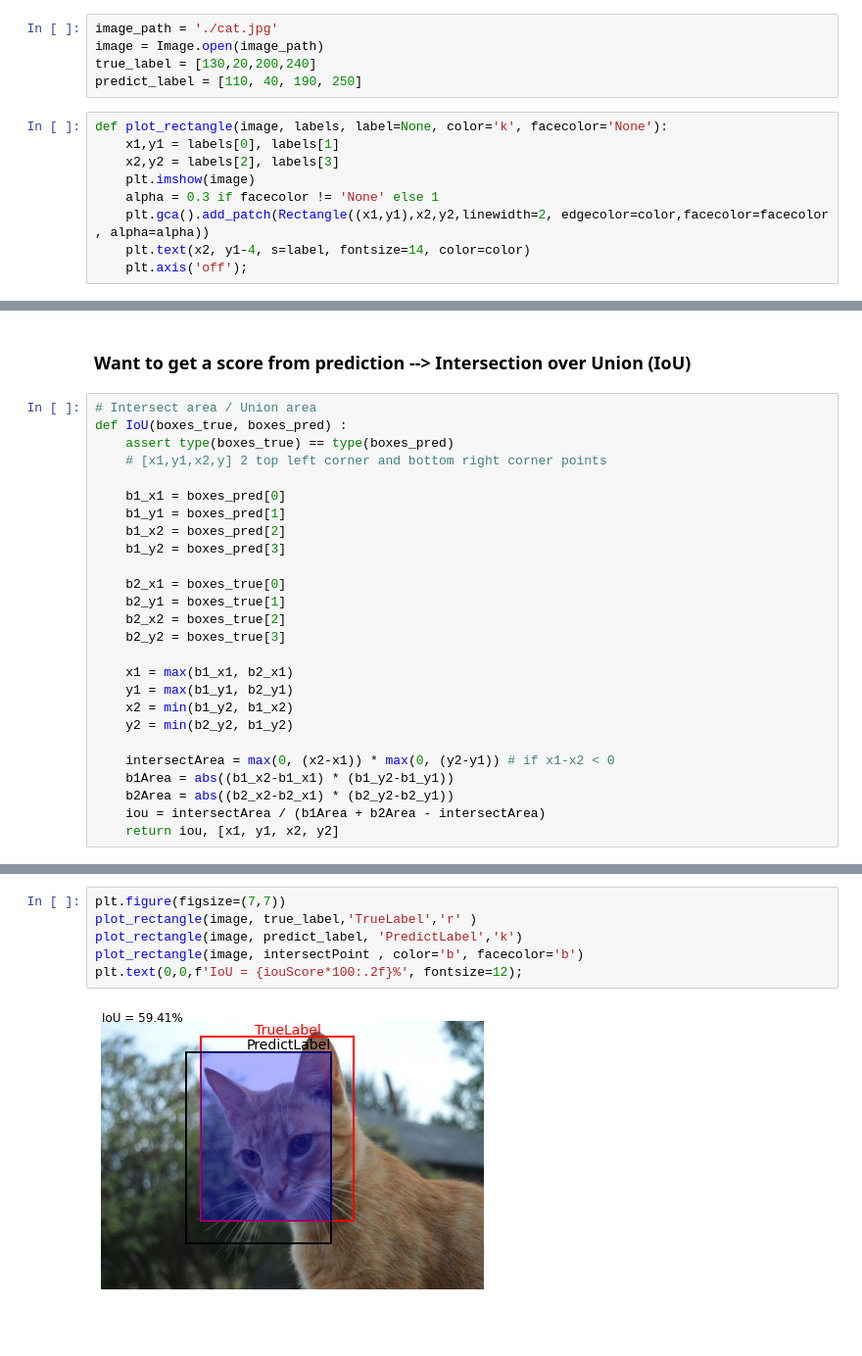
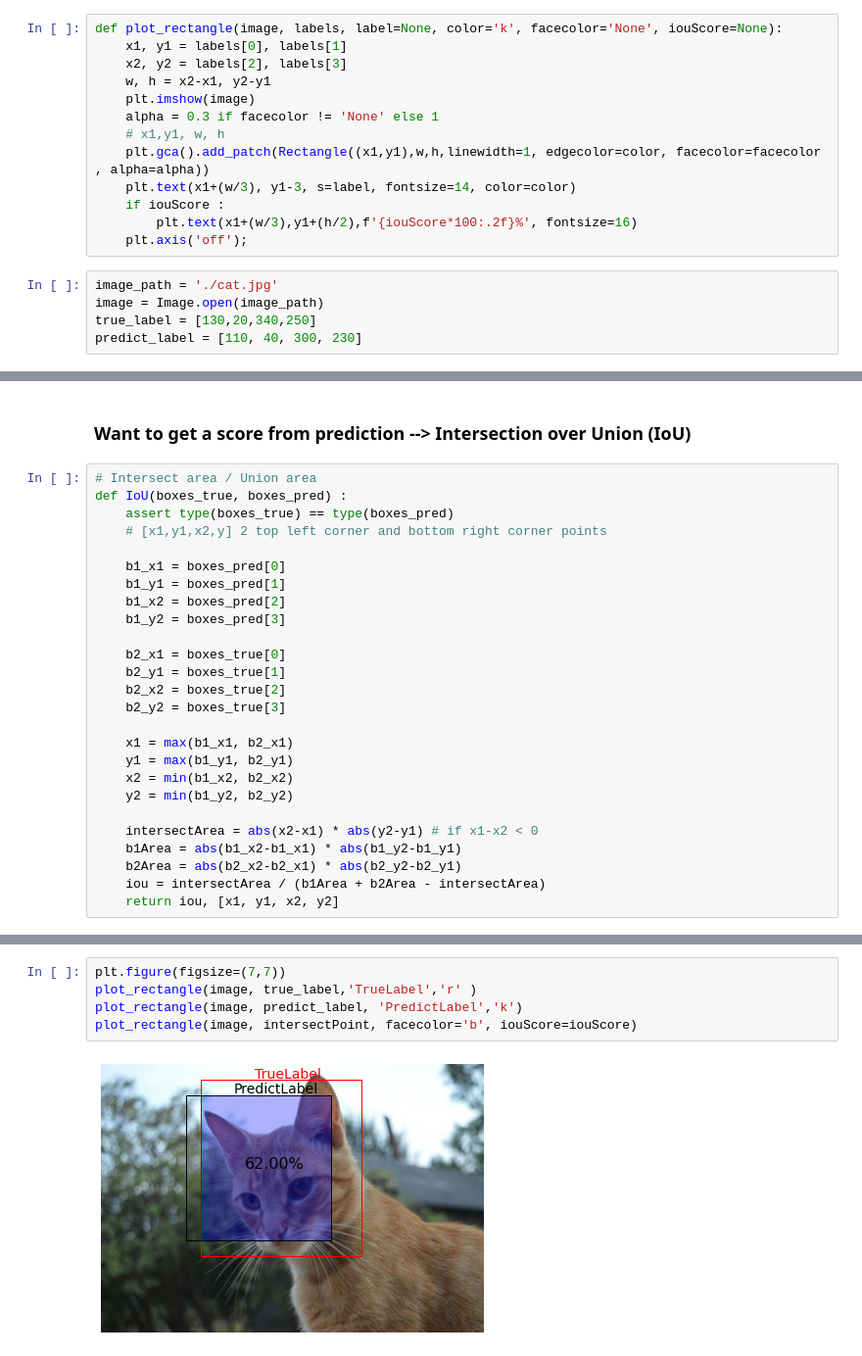
Before and after one commit to NickyAlan/pytorch_22, a Jupyter notebook: objecct detection/IoU.ipynb, the cells around one changed output, grey strips where cells are left out. Shown at 98% size. Saved outputs shown, nothing was run; the diff lists cells and outputs as text; blank space fills up the shorter version.

```diff
--- a/objecct detection/IoU.ipynb
+++ b/objecct detection/IoU.ipynb
@@ -3,20 +3,24 @@ import torch
 import matplotlib.pyplot as plt
 from matplotlib.patches import Rectangle
 from PIL import Image
+# %%
+def plot_rectangle(image, labels, label=None, color='k', facecolor='None', iouScore=None):
+    x1, y1 = labels[0], labels[1]
+    x2, y2 = labels[2], labels[3]
+    w, h = x2-x1, y2-y1
+    plt.imshow(image)
+    alpha = 0.3 if facecolor != 'None' else 1
+    # x1,y1, w, h
+    plt.gca().add_patch(Rectangle((x1,y1),w,h,linewidth=1, edgecolor=color, facecolor=facecolor , alpha=alpha))
+    plt.text(x1+(w/3), y1-3, s=label, fontsize=14, color=color)
+    if iouScore :
+        plt.text(x1+(w/3),y1+(h/2),f'{iouScore*100:.2f}%', fontsize=16)
+    plt.axis('off');
 # %%
 image_path = './cat.jpg'
 image = Image.open(image_path)
-true_label = [130,20,200,240]
-predict_label = [110, 40, 190, 250]
+true_label = [130,20,340,250]
+predict_label = [110, 40, 300, 230]
-# %%
-def plot_rectangle(image, labels, label=None, color='k', facecolor='None'):
-    x1,y1 = labels[0], labels[1]
-    x2,y2 = labels[2], labels[3]
-    plt.imshow(image)
-    alpha = 0.3 if facecolor != 'None' else 1
-    plt.gca().add_patch(Rectangle((x1,y1),x2,y2,linewidth=2, edgecolor=color,facecolor=facecolor , alpha=alpha))
-    plt.text(x2, y1-4, s=label, fontsize=14, color=color)
-    plt.axis('off');
 # %%
 plt.figure(figsize=(7,7))
 plot_rectangle(image, true_label,'TrueLabel','r')
@@ -43,12 +47,12 @@ def IoU(boxes_true, boxes_pred) :
 
     x1 = max(b1_x1, b2_x1)
     y1 = max(b1_y1, b2_y1)
-    x2 = min(b1_y2, b1_x2)
-    y2 = min(b2_y2, b1_y2)
+    x2 = min(b1_x2, b2_x2)
+    y2 = min(b1_y2, b2_y2)
 
-    intersectArea = max(0, (x2-x1)) * max(0, (y2-y1)) # if x1-x2 < 0
-    b1Area = abs((b1_x2-b1_x1) * (b1_y2-b1_y1))
-    b2Area = abs((b2_x2-b2_x1) * (b2_y2-b2_y1))
+    intersectArea = abs(x2-x1) * abs(y2-y1) # if x1-x2 < 0
+    b1Area = abs(b1_x2-b1_x1) * abs(b1_y2-b1_y1)
+    b2Area = abs(b2_x2-b2_x1) * abs(b2_y2-b2_y1)
     iou = intersectArea / (b1Area + b2Area - intersectArea)
     return iou, [x1, y1, x2, y2]
 # %%
@@ -59,8 +67,7 @@ iouScore, intersectPoint
 # %%
 plt.figure(figsize=(7,7))
 plot_rectangle(image, true_label,'TrueLabel','r' )
 plot_rectangle(image, predict_label, 'PredictLabel','k')
-plot_rectangle(image, intersectPoint , color='b', facecolor='b')
-plt.text(0,0,f'IoU = {iouScore*100:.2f}%', fontsize=12);
+plot_rectangle(image, intersectPoint, facecolor='b', iouScore=iouScore)
 # %% [output]
-[figure, old version]
+[figure, new version]
```
Also changed, not shown: parts of 6 cells of this notebook, 2 other files.
